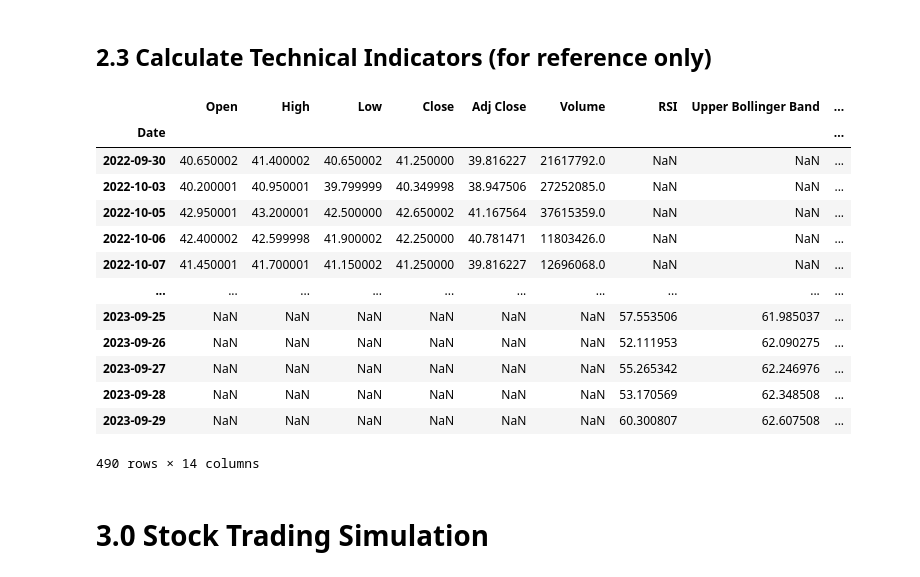
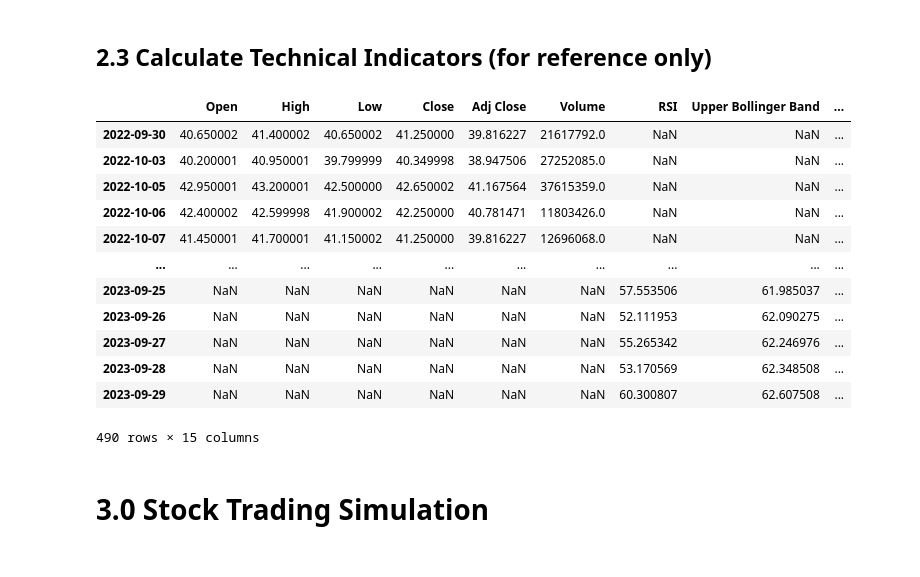
Before and after one commit to kennychu0510/backtesting-trading-strategies, a Jupyter notebook: COMP5513.ipynb, the cells around one changed output. Cells and saved outputs as stored; diff of their text form; code cells hidden in the pictures.

```diff
--- a/COMP5513.ipynb
+++ b/COMP5513.ipynb
@@ -178,36 +178,38 @@ def calculate_technical_indicators(close_price, high, low):
     # Aroon Indicator
     aroon_indicator = ta.trend.AroonIndicator(close_price, low).aroon_indicator()
 
+    roc = ta.momentum.ROCIndicator(pd.Series(close_price)).roc()
+
     # Create a DataFrame to store the calculated indicators
 
     indicators = pd.DataFrame({
         'RSI': rsi,
         'Upper Bollinger Band': upper_band,
         'Middle Bollinger Band': middle_band,
         'Lower Bollinger Band': lower_band,
         'MACD': macd,
         'MACD Signal': macd_signal,
         'Aroon Indicator': aroon_indicator,
         'ADX': adx,
+        'ROC': roc
     })
 
 
 
     return indicators
 
 # Combine all stock data
 # all_data = pd.concat([HSBC['Close'], MTR['Close'], CHM['Close'], CLP['Close'], HSB['Close'], BOC['Close']], axis=1)
 # all_data.columns = ['HSBC', 'MTR', 'CHM', 'CLP', 'HSB', 'BOC']
 
 STOCKS = [HSBC, MTR, CHM, CLP, HSB, BOC]
 
 for stock in STOCKS:
   stock['TA'] = pd.concat([stock['data'],calculate_technical_indicators(stock['data']['Close'], stock['data']['High'], stock['data']['Low'])])
 
 STOCKS[0]['TA']
 # %% [output]
 |  | Open | High | Low | Close | Adj Close | Volume | RSI | Upper Bollinger Band | ... |
-| Date |  |  |  |  |  |  |  |  | ... |
 | 2022-09-30 | 40.650002 | 41.400002 | 40.650002 | 41.250000 | 39.816227 | 21617792.0 | NaN | NaN | ... |
 | 2022-10-03 | 40.200001 | 40.950001 | 39.799999 | 40.349998 | 38.947506 | 27252085.0 | NaN | NaN | ... |
 | 2022-10-05 | 42.950001 | 43.200001 | 42.500000 | 42.650002 | 41.167564 | 37615359.0 | NaN | NaN | ... |
@@ -219,7 +221,7 @@ STOCKS[0]['TA']
 | 2023-09-27 | NaN | NaN | NaN | NaN | NaN | NaN | 55.265342 | 62.246976 | ... |
 | 2023-09-28 | NaN | NaN | NaN | NaN | NaN | NaN | 53.170569 | 62.348508 | ... |
 | 2023-09-29 | NaN | NaN | NaN | NaN | NaN | NaN | 60.300807 | 62.607508 | ... |
-490 rows × 14 columns
+490 rows × 15 columns
 # %% [markdown]
 # 3.0 Stock Trading Simulation
 # %%
```
Also changed, not shown: parts of 6 cells of this notebook.
